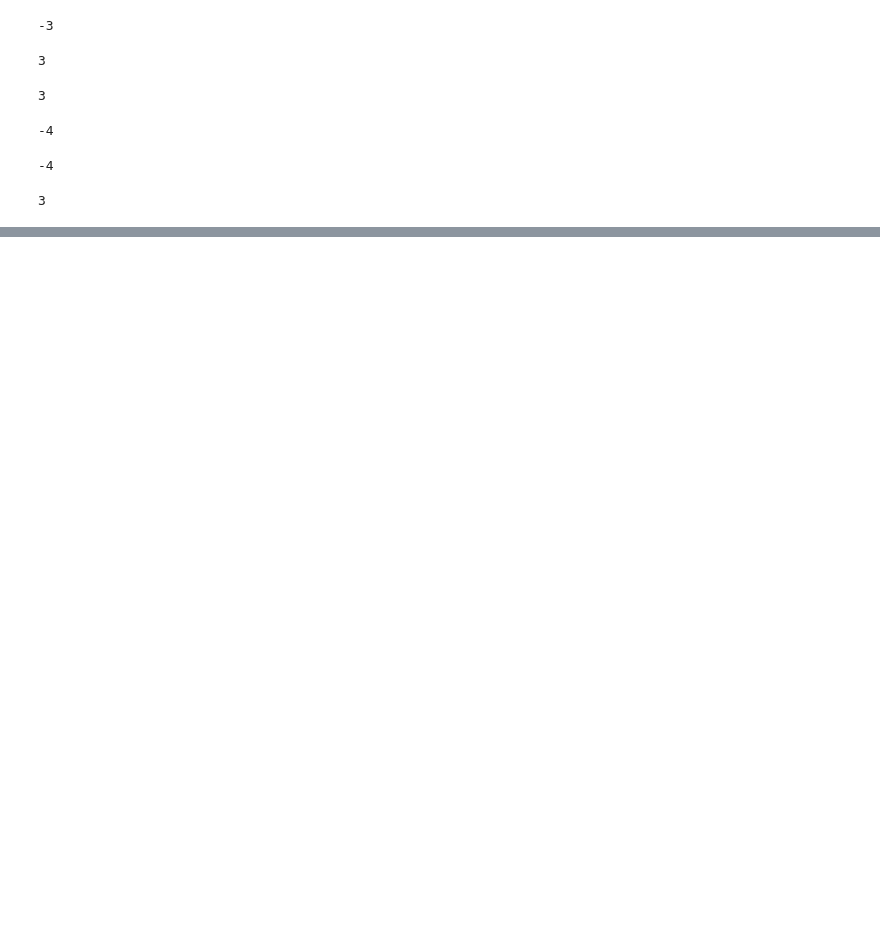
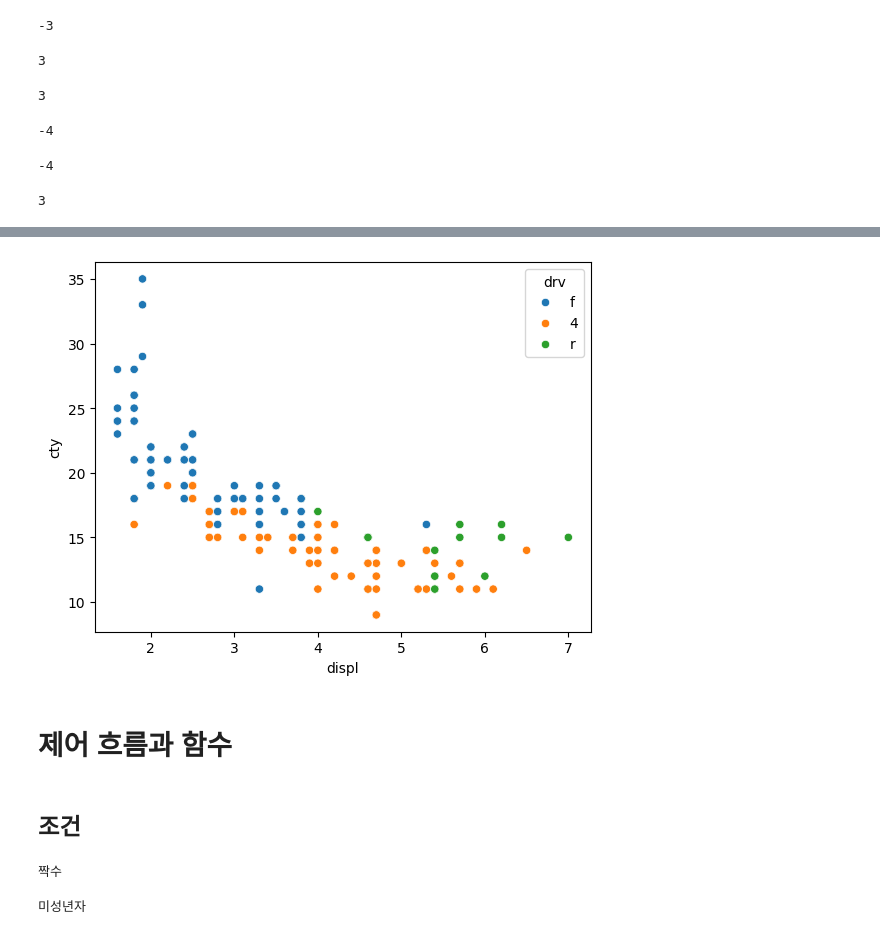
Before and after one commit to carvestar/2024-intro-DA-code, a Jupyter notebook: w02_2_control_flow_function.ipynb, the cells around one changed output, grey strips where cells are left out. Cells and saved outputs as stored; diff of their text form; code cells hidden in the pictures; blank space fills up the shorter version.

```diff
--- a/w02_2_control_flow_function.ipynb
+++ b/w02_2_control_flow_function.ipynb
@@ -316,0 +400,3 @@ m.trunc(3.1415)
+# %%
+mpg = data('mpg')
+mpg.head()
@@ -316,0 +431,18 @@ m.trunc(3.1415)
+# %%
+import matplotlib.pyplot as plt
+import seaborn as sns
+
+sns.scatterplot(x = mpg.displ, y = mpg.cty, hue = mpg.drv)
+plt.show()
+# %% [output]
+[figure, added]
+# %% [markdown]
+# 제어 흐름과 함수
+# %% [markdown]
+## 조건
+# %%
+n = 20
+if n % 2 == 0:
+  print('짝수')
+# %% [output]
+짝수
@@ -316,0 +453,8 @@ m.trunc(3.1415)
+# %%
+age = 18
+if age >= 20:
+  print('성인')
+else:
+  print('미성년자')
+# %% [output]
+미성년자
```
Also changed, not shown: parts of 48 cells of this notebook.
